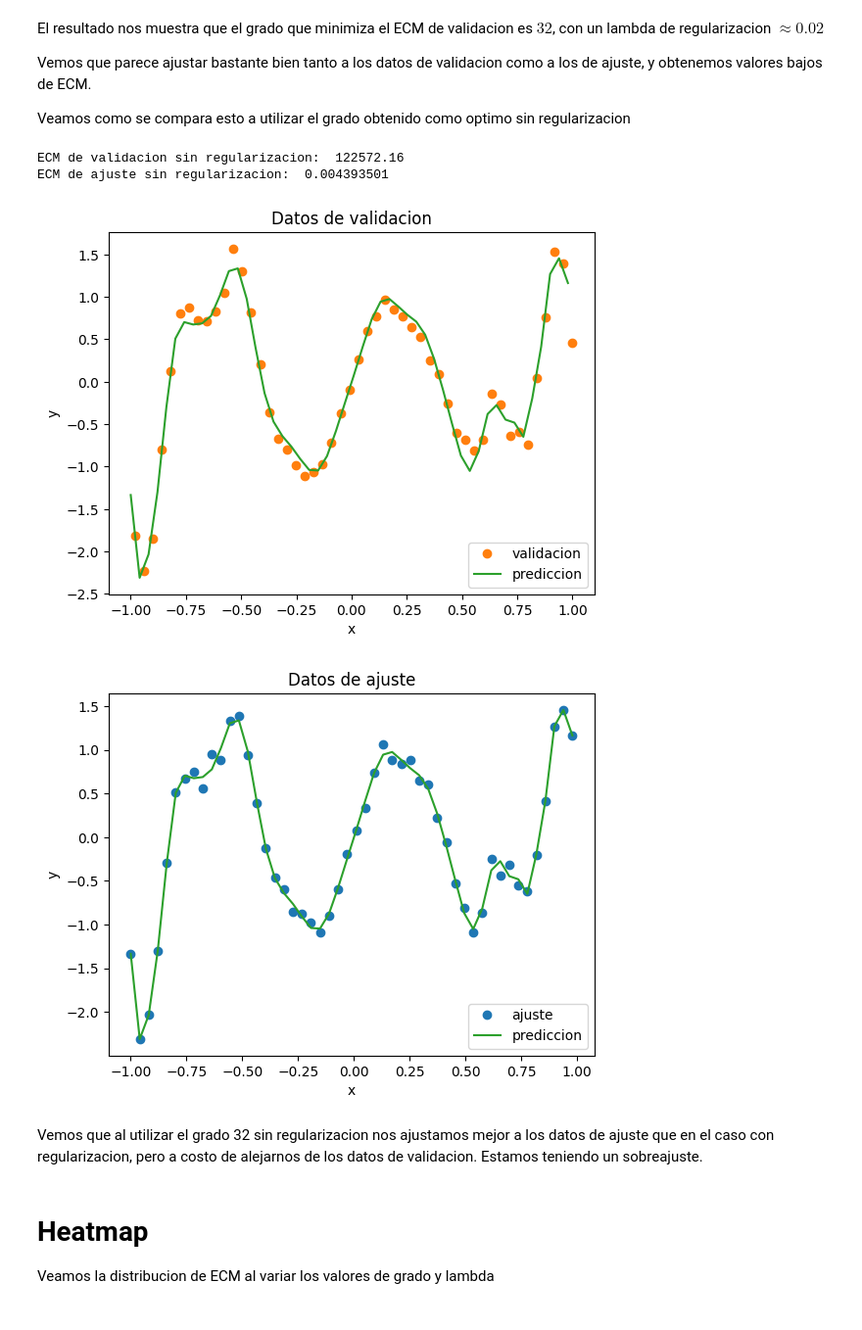
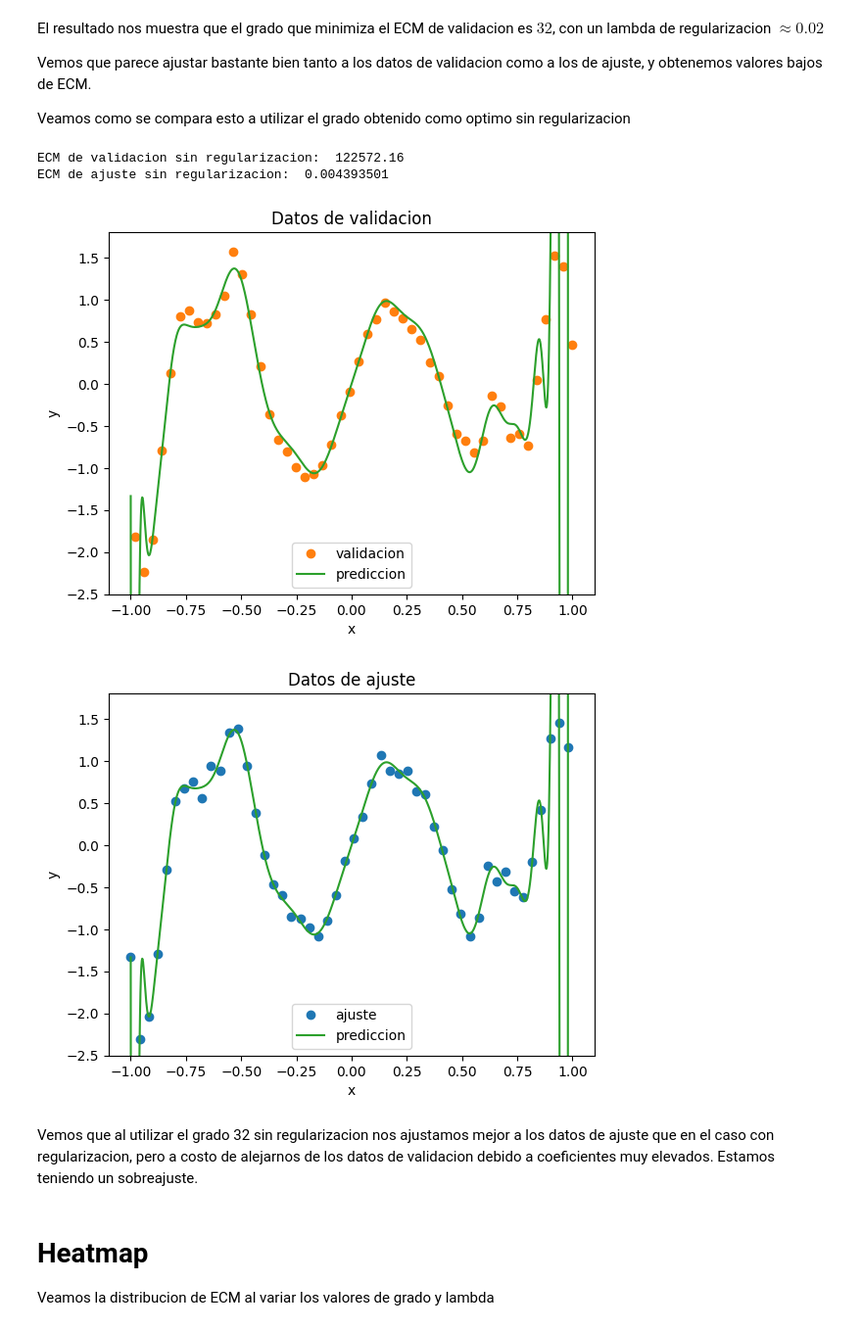
Before and after one commit to vRaphiel/Metodos-Numericos-TP3, a Jupyter notebook: algoritmos.ipynb, the cells around one changed output. Shown: that part at 98% size. Cells and saved outputs as stored; diff of their text form; code cells hidden in the pictures.

Commit message:
feat: mejora graficos de sobreajuste

```diff
--- a/algoritmos.ipynb
+++ b/algoritmos.ipynb
@@ -30,9 +30,13 @@ Definimos las funciones de ECM que nos permitiran medir el error entre los datos
 
 Ya que el algoritmo de cuadrados minimos nos devuelve el $\beta$ predecido, lo utilizamos para construir los $y$ predecidos al calcular el ECM utilizando regresion polinomial con polinomios de Legendre.
 # %%
+def predecir(beta_pred, Xs, grado):
+  X = np.polynomial.legendre.legvander(Xs, grado)
+
+  return (beta_pred.T@X.T).T
+
 def ECM(beta_pred, grado, Xs=X_val, ys=y_val):
-  X = np.polynomial.legendre.legvander(Xs, grado)
-  y_pred = (beta_pred.T@X.T).T
+  y_pred = predecir(beta_pred, Xs, grado)
 
   return np.mean((y_pred-ys)**2)
 
@@ -176,32 +183,37 @@ Veamos como se compara esto a utilizar el grado obtenido como optimo sin regular
 # %%
 beta_pred, y_pred = cuadrados_minimos_svd(X_ajuste, y_ajuste, min_grado)
 print('ECM de validacion sin regularizacion: ', ECM_val(beta_pred, min_grado))
 print('ECM de ajuste sin regularizacion: ', ECM_ajuste(beta_pred, min_grado))
 
+curva_x = np.linspace(-1,1,1000)
+y_pred_curva = predecir(beta_pred, curva_x, min_grado)
+
 plt.plot(X_val,y_val,'o', label='validacion', color='tab:orange')
-plt.plot(X_ajuste,y_pred,'-', label='prediccion', color='tab:green')
+plt.plot(curva_x,y_pred_curva,'-', label='prediccion', color='tab:green')
 plt.title('Datos de validacion')
 plt.xlabel('x')
 plt.ylabel('y')
+plt.ylim(top=1.8, bottom=-2.5)
 plt.legend()
 plt.savefig('graficos/sobreajuste_x_val.png')
 plt.show()
 
 plt.plot(X_ajuste,y_ajuste,'o', label='ajuste')
-plt.plot(X_ajuste,y_pred,'-', label='prediccion', color='tab:green')
+plt.plot(curva_x,y_pred_curva,'-', label='prediccion', color='tab:green')
+plt.ylim(top=1.8, bottom=-2.5)
 plt.title('Datos de ajuste')
 plt.xlabel('x')
 plt.ylabel('y')
 plt.legend()
 plt.savefig('graficos/sobreajuste_x_ajuste.png')
 plt.show()
 # %% [output]
 ECM de validacion sin regularizacion:  122572.16
 ECM de ajuste sin regularizacion:  0.004393501
-[figure, old version]
+[figure, new version]
-[figure, old version]
+[figure, new version]
 # %% [markdown]
-Vemos que al utilizar el grado 32 sin regularizacion nos ajustamos mejor a los datos de ajuste que en el caso con regularizacion, pero a costo de alejarnos de los datos de validacion. Estamos teniendo un sobreajuste.
+Vemos que al utilizar el grado 32 sin regularizacion nos ajustamos mejor a los datos de ajuste que en el caso con regularizacion, pero a costo de alejarnos de los datos de validacion debido a coeficientes muy elevados. Estamos teniendo un sobreajuste.
 # %% [markdown]
 # Heatmap
 
```
Also changed, not shown: parts of 1 cell of this notebook, 2 other files.
